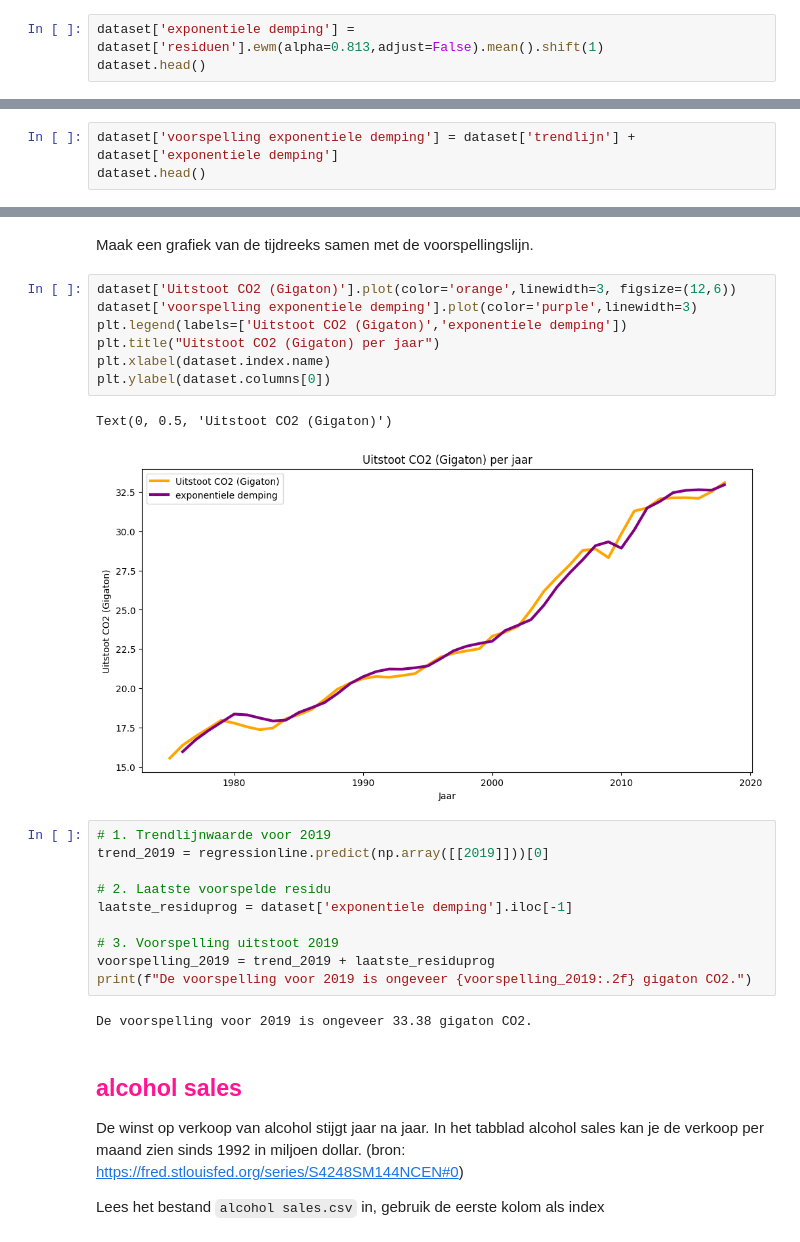
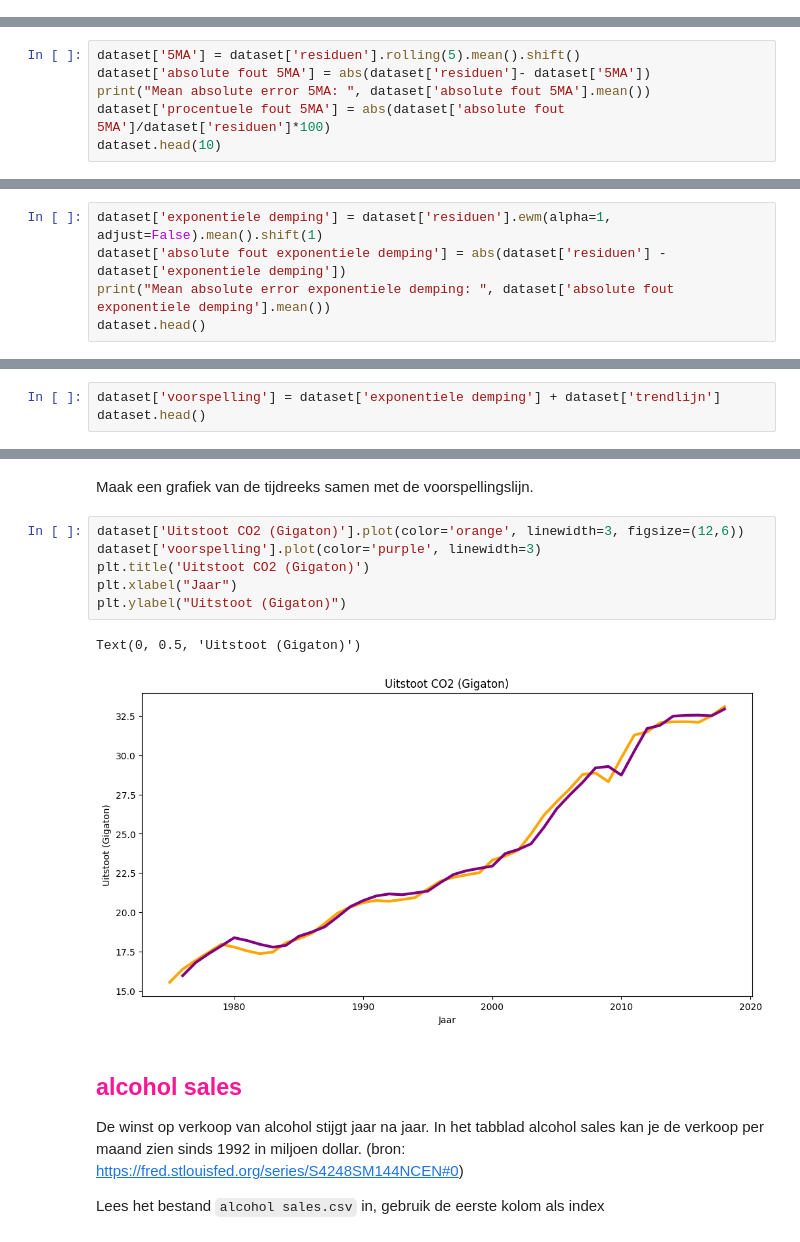
Before and after one commit to pascal-maker/Python, a Jupyter notebook: Labo_08_Niet_stationaire_tijdsreeksen_opgave.ipynb, the cells around one changed output, grey strips where cells are left out. Drawn from its saved outputs; the diff is of its cells as text.

```diff
--- a/Labo_08_Niet_stationaire_tijdsreeksen_opgave.ipynb
+++ b/Labo_08_Niet_stationaire_tijdsreeksen_opgave.ipynb
@@ -170,3 +279,0 @@ alpha 1.0
-# %%
-dataset['exponentiele demping'] = dataset['residuen'].ewm(alpha=0.813,adjust=False).mean().shift(1)
-dataset.head()
@@ -195,0 +280,6 @@ De mean abosolute error is: 0.37
+# %%
+dataset['5MA'] = dataset['residuen'].rolling(5).mean().shift()
+dataset['absolute fout 5MA'] = abs(dataset['residuen']- dataset['5MA'])
+print("Mean absolute error 5MA: ", dataset['absolute fout 5MA'].mean())
+dataset['procentuele fout 5MA'] = abs(dataset['absolute fout 5MA']/dataset['residuen']*100)
+dataset.head(10)
@@ -197,0 +461,5 @@ Voeg de trend opnieuw toe aan de beste voorspelling
+# %%
+dataset['exponentiele demping'] = dataset['residuen'].ewm(alpha=1, adjust=False).mean().shift(1)
+dataset['absolute fout exponentiele demping'] = abs(dataset['residuen'] - dataset['exponentiele demping'])
+print("Mean absolute error exponentiele demping: ", dataset['absolute fout exponentiele demping'].mean())
+dataset.head()
@@ -198,4 +475,4 @@ Voeg de trend opnieuw toe aan de beste voorspelling
 # %%
-dataset['voorspelling exponentiele demping'] = dataset['trendlijn'] + dataset['exponentiele demping']
+dataset['voorspelling'] = dataset['exponentiele demping'] + dataset['trendlijn']
 dataset.head()
 # %% [output]
@@ -209,27 +541,14 @@ dataset.head()
 # %% [markdown]
 Maak een grafiek van de tijdreeks samen met de voorspellingslijn.
 # %%
-dataset['Uitstoot CO2 (Gigaton)'].plot(color='orange',linewidth=3, figsize=(12,6))
-dataset['voorspelling exponentiele demping'].plot(color='purple',linewidth=3)
-plt.legend(labels=['Uitstoot CO2 (Gigaton)','exponentiele demping'])
-plt.title("Uitstoot CO2 (Gigaton) per jaar")
-plt.xlabel(dataset.index.name)
-plt.ylabel(dataset.columns[0])
+dataset['Uitstoot CO2 (Gigaton)'].plot(color='orange', linewidth=3, figsize=(12,6))
+dataset['voorspelling'].plot(color='purple', linewidth=3)
+plt.title('Uitstoot CO2 (Gigaton)')
+plt.xlabel("Jaar")
+plt.ylabel("Uitstoot (Gigaton)")
 # %% [output]
-Text(0, 0.5, 'Uitstoot CO2 (Gigaton)')
+Text(0, 0.5, 'Uitstoot (Gigaton)')
-[figure, old version]
+[figure, new version]
-# %%
-# 1. Trendlijnwaarde voor 2019
-trend_2019 = regressionline.predict(np.array([[2019]]))[0]
-
-# 2. Laatste voorspelde residu
-laatste_residuprog = dataset['exponentiele demping'].iloc[-1]
-
-# 3. Voorspelling uitstoot 2019
-voorspelling_2019 = trend_2019 + laatste_residuprog
-print(f"De voorspelling voor 2019 is ongeveer {voorspelling_2019:.2f} gigaton CO2.")
-# %% [output]
-De voorspelling voor 2019 is ongeveer 33.38 gigaton CO2.
 # %% [markdown]
 ## <span style="color:deeppink"> alcohol sales </span>
 De winst op verkoop van alcohol stijgt jaar na jaar. In het tabblad alcohol sales kan je de verkoop per maand zien sinds 1992 in miljoen dollar. (bron: https://fred.stlouisfed.org/series/S4248SM144NCEN#0)
```
Also changed, not shown: parts of 90 cells of this notebook.
